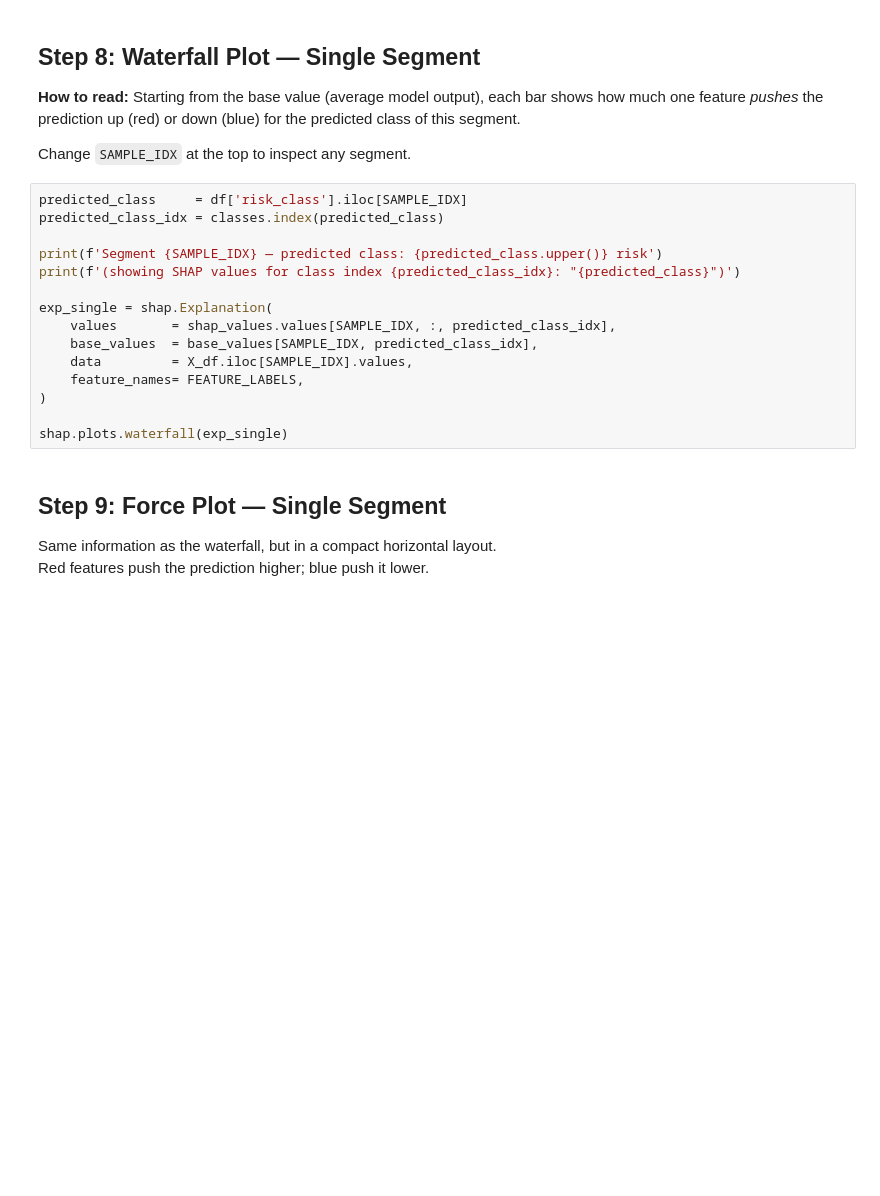
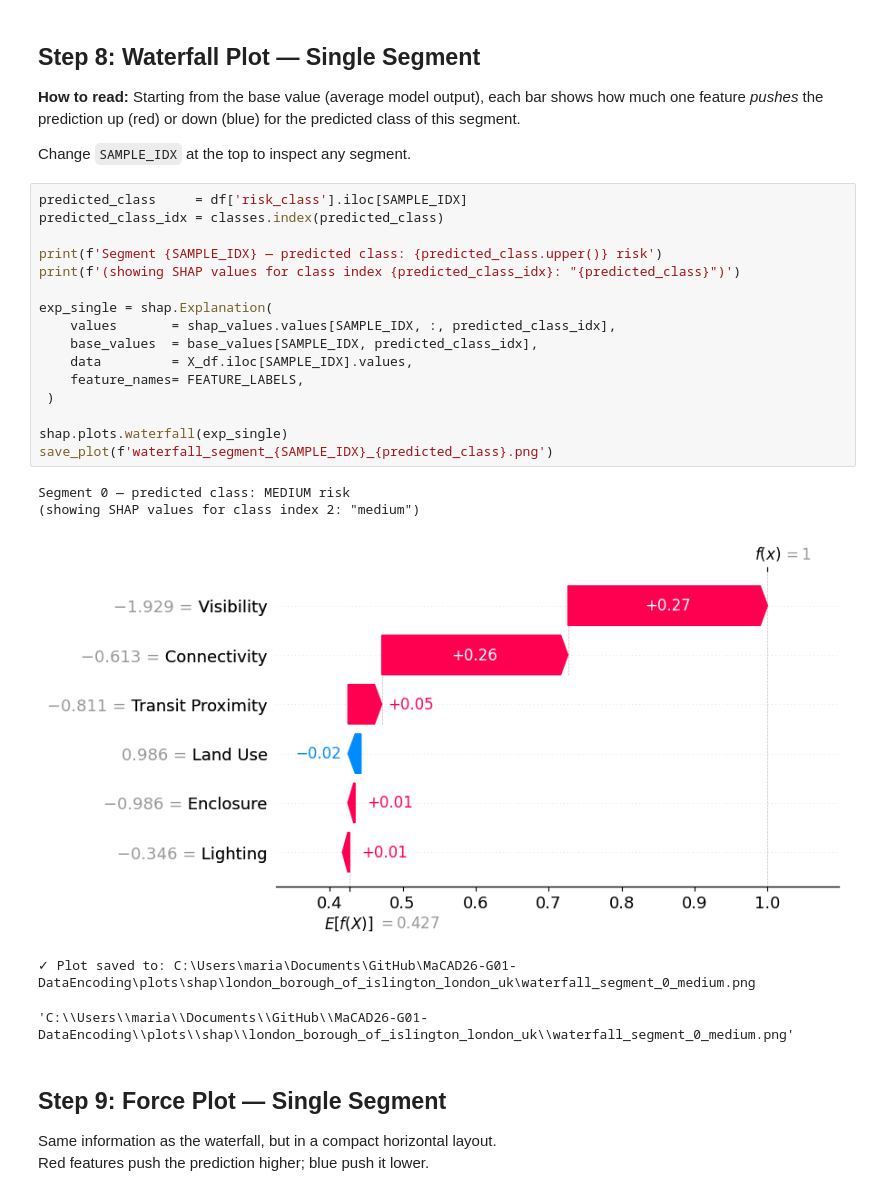
Before and after one commit to modnas-m/MaCAD26-G01-DataEncoding, a Jupyter notebook: notebooks/07_SHAP.ipynb, the cells around one changed output. Cells and saved outputs as stored; diff of their text form; blank space fills up the shorter version.

```diff
--- a/notebooks/07_SHAP.ipynb
+++ b/notebooks/07_SHAP.ipynb
@@ -272,18 +295,25 @@ Change `SAMPLE_IDX` at the top to inspect any segment.
 # %%
 predicted_class     = df['risk_class'].iloc[SAMPLE_IDX]
 predicted_class_idx = classes.index(predicted_class)
 
 print(f'Segment {SAMPLE_IDX} — predicted class: {predicted_class.upper()} risk')
 print(f'(showing SHAP values for class index {predicted_class_idx}: "{predicted_class}")')
 
 exp_single = shap.Explanation(
     values       = shap_values.values[SAMPLE_IDX, :, predicted_class_idx],
     base_values  = base_values[SAMPLE_IDX, predicted_class_idx],
     data         = X_df.iloc[SAMPLE_IDX].values,
     feature_names= FEATURE_LABELS,
-)
+ )
 
 shap.plots.waterfall(exp_single)
+save_plot(f'waterfall_segment_{SAMPLE_IDX}_{predicted_class}.png')
+# %% [output]
+Segment 0 — predicted class: MEDIUM risk
+(showing SHAP values for class index 2: "medium")
+[figure, added]
+✓ Plot saved to: C:\Users\maria\Documents\GitHub\MaCAD26-G01-DataEncoding\plots\shap\london_borough_of_islington_london_uk\waterfall_segment_0_medium.png
+'C:\\Users\\maria\\Documents\\GitHub\\MaCAD26-G01-DataEncoding\\plots\\shap\\london_borough_of_islington_london_uk\\waterfall_segment_0_medium.png'
 # %% [markdown]
 ## Step 9: Force Plot — Single Segment
 
```
Also changed, not shown: parts of 8 cells of this notebook, 11 other files.
